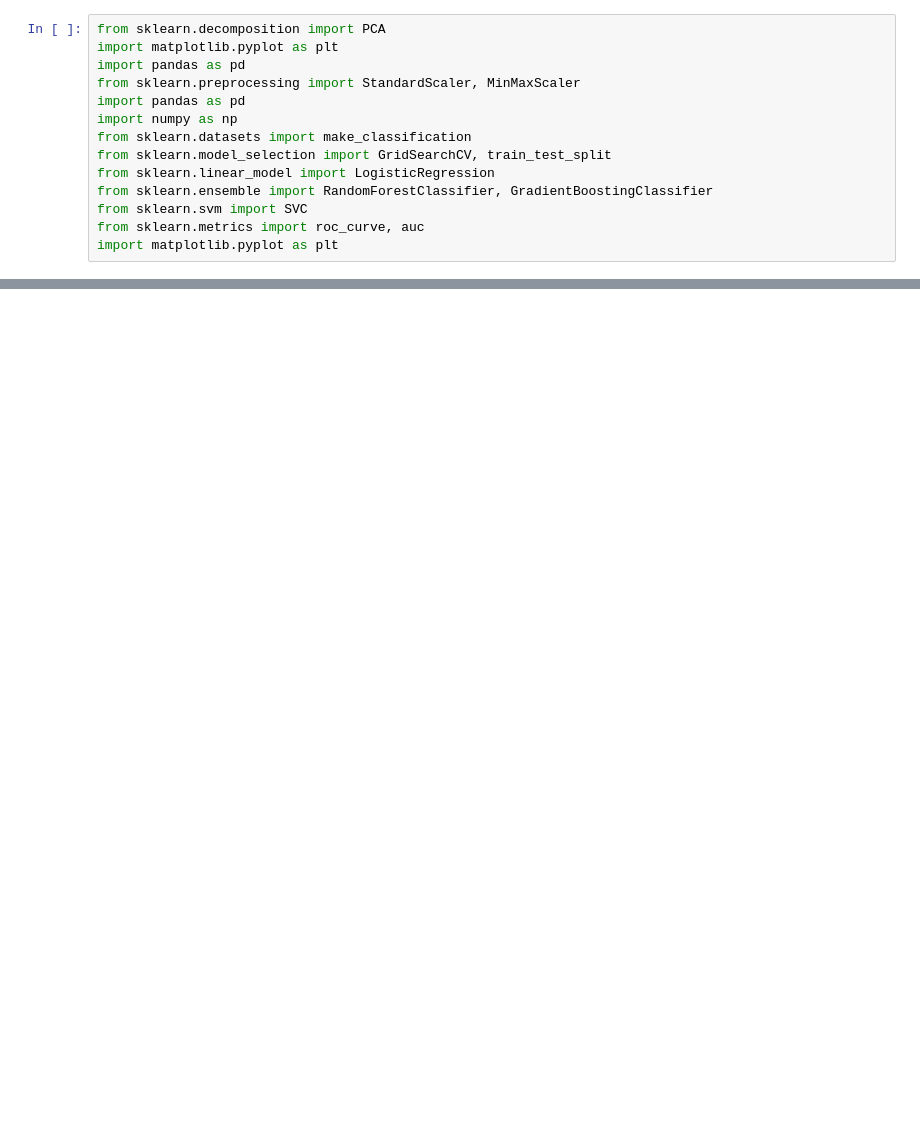
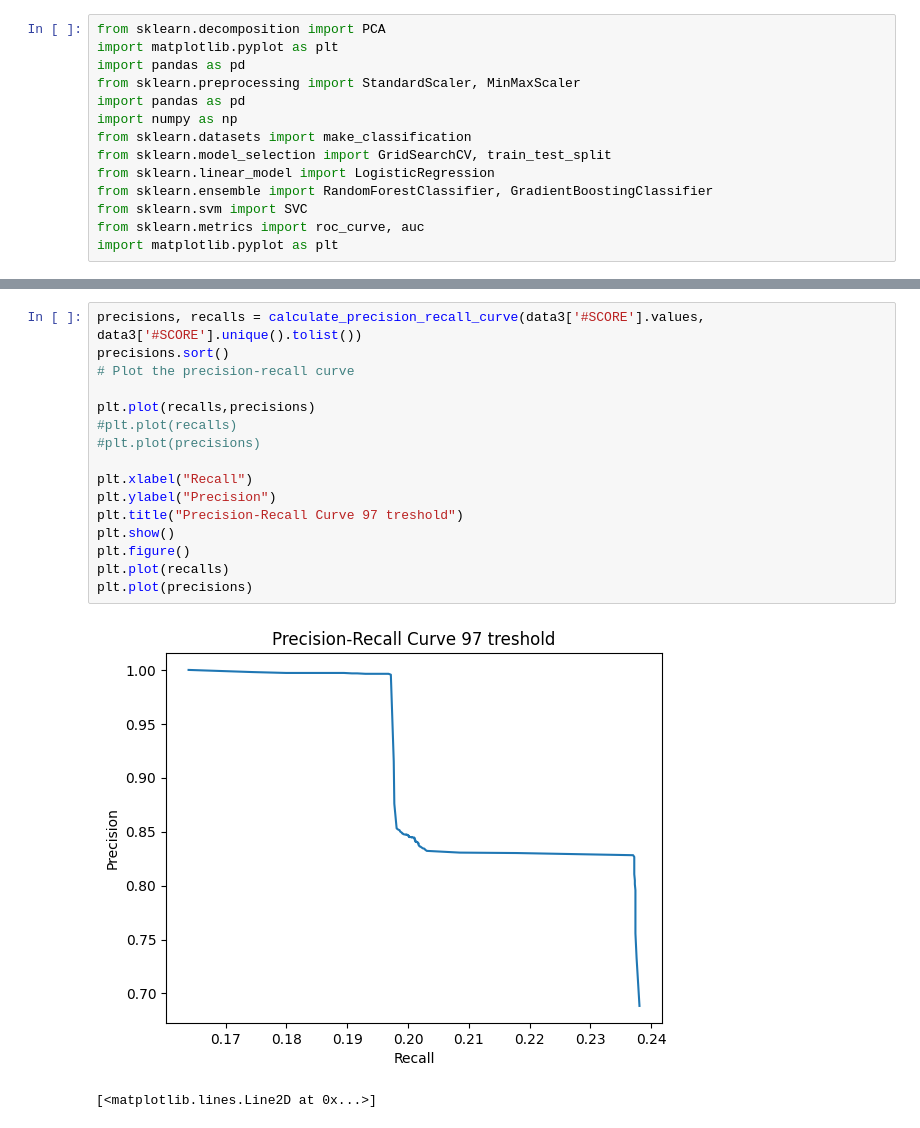
Before and after one commit to EdAlita/RetinaSegmentation-HEx, a Jupyter notebook: code/test.ipynb, the cells around one changed output, grey strips where cells are left out. Cells and saved outputs as stored; diff of their text form; blank space fills up the shorter version.

```diff
--- a/code/test.ipynb
+++ b/code/test.ipynb
@@ -128,0 +141,19 @@ plt.show()
+# %%
+precisions, recalls = calculate_precision_recall_curve(data3['#SCORE'].values, data3['#SCORE'].unique().tolist())
+precisions.sort()
+# Plot the precision-recall curve
+
+plt.plot(recalls,precisions)
+#plt.plot(recalls)
+#plt.plot(precisions)
+
+plt.xlabel("Recall")
+plt.ylabel("Precision")
+plt.title("Precision-Recall Curve 97 treshold")
+plt.show()
+plt.figure()
+plt.plot(recalls)
+plt.plot(precisions)
+# %% [output]
+[figure, added]
+[<matplotlib.lines.Line2D at 0x...>]
```
Also changed, not shown: parts of 11 cells of this notebook, 7 other files.
